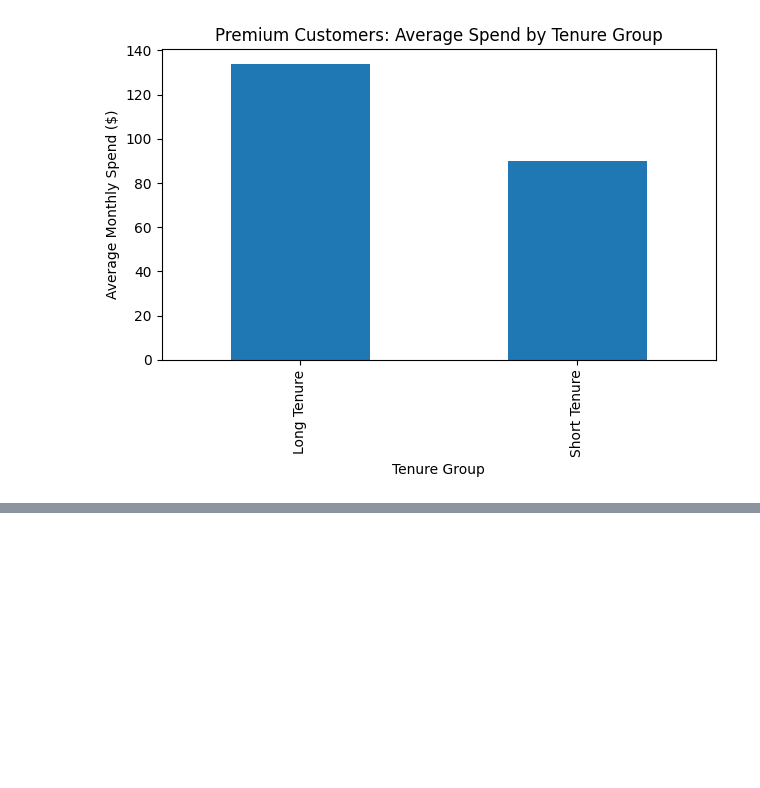
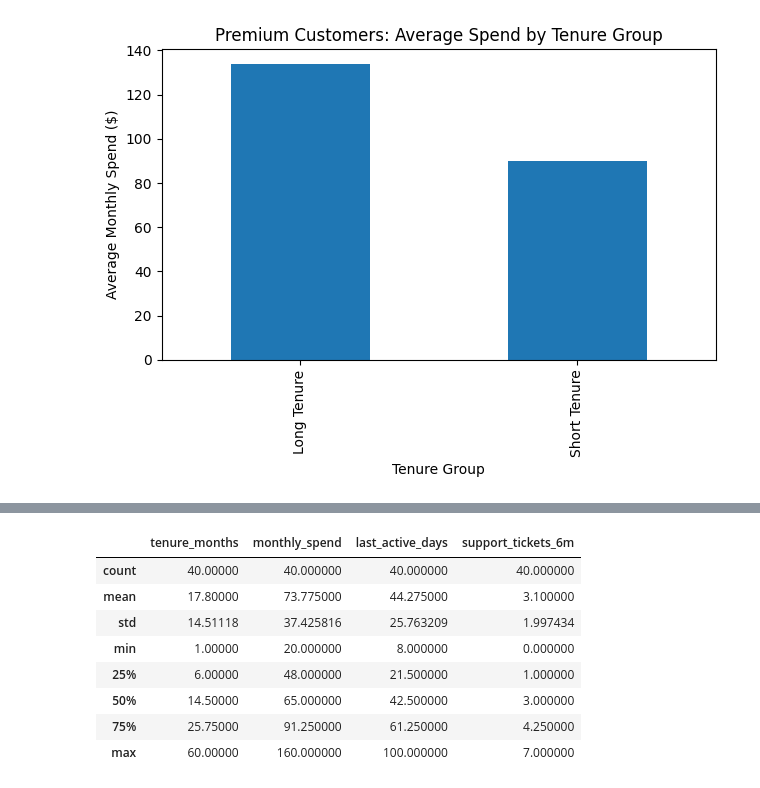
Before and after one commit to jae-notes/customer-behavior-analysis, a Jupyter notebook: analysis/01_initial_exploration.ipynb, the cells around one changed output, grey strips where cells are left out. Cells and saved outputs as stored; diff of their text form; code cells hidden in the pictures; blank space fills up the shorter version.

```diff
--- a/analysis/01_initial_exploration.ipynb
+++ b/analysis/01_initial_exploration.ipynb
@@ -183,0 +204,12 @@ plt.show()
+# %%
+df.describe()
+# %% [output]
+|  | tenure_months | monthly_spend | last_active_days | support_tickets_6m |
+| count | 40.00000 | 40.000000 | 40.000000 | 40.000000 |
+| mean | 17.80000 | 73.775000 | 44.275000 | 3.100000 |
+| std | 14.51118 | 37.425816 | 25.763209 | 1.997434 |
+| min | 1.00000 | 20.000000 | 8.000000 | 0.000000 |
+| 25% | 6.00000 | 48.000000 | 21.500000 | 1.000000 |
+| 50% | 14.50000 | 65.000000 | 42.500000 | 3.000000 |
+| 75% | 25.75000 | 91.250000 | 61.250000 | 4.250000 |
+| max | 60.00000 | 160.000000 | 100.000000 | 7.000000 |
```
Also changed, not shown: parts of 14 cells of this notebook.
